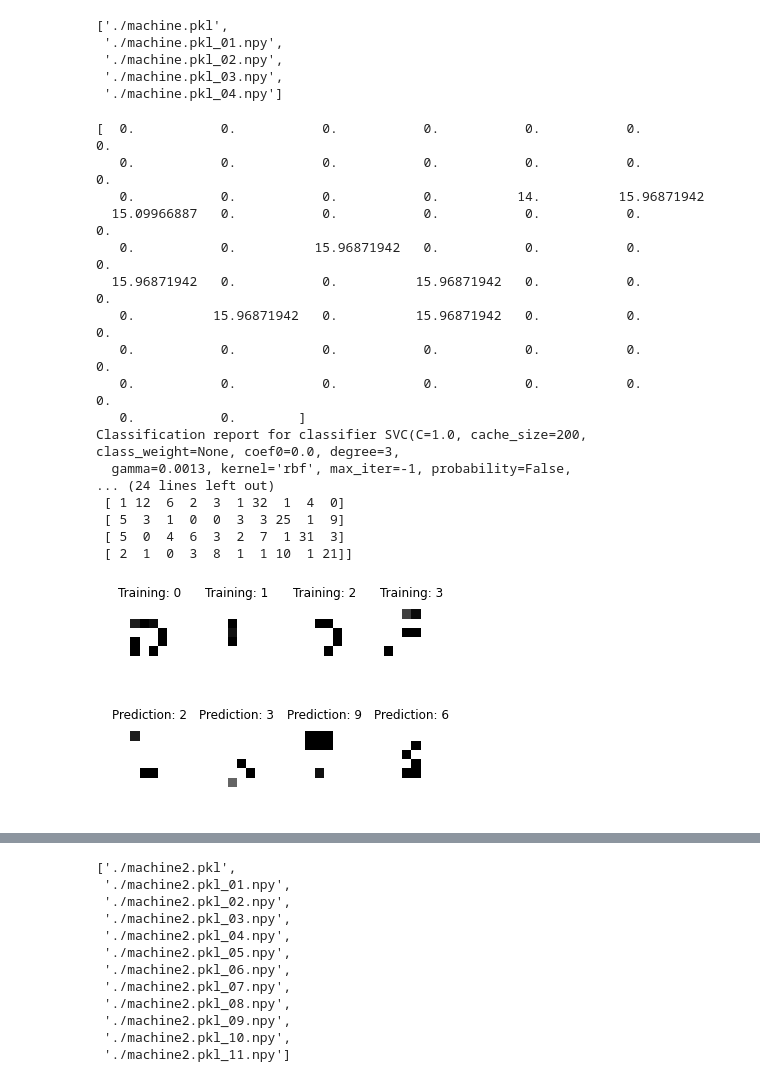
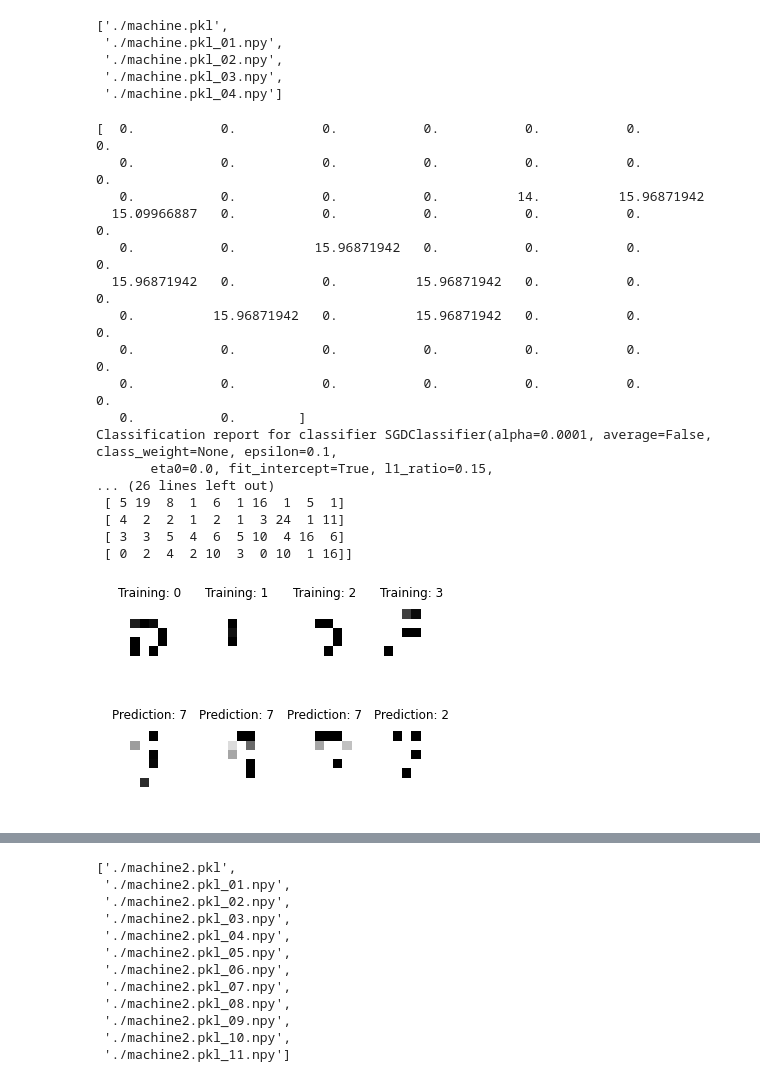
Before and after one commit to cynthia50131/number_recognizer, a Jupyter notebook: machines/number_recognizer/number_recognizer.ipynb, the cells around one changed output, grey strips where cells are left out. Cells and saved outputs as stored; diff of their text form; code cells hidden in the pictures.

```diff
--- a/machines/number_recognizer/number_recognizer.ipynb
+++ b/machines/number_recognizer/number_recognizer.ipynb
@@ -121,8 +123,8 @@ data = data2
 n_samples = len(target2)
 
 
-#classifier = SGDClassifier(alpha=0.0001, fit_intercept=True, n_iter=200)
-classifier = svm.SVC(gamma=0.0013)
+classifier = SGDClassifier(alpha=0.0001, fit_intercept=True, n_iter=200)
+#classifier = svm.SVC(gamma=0.0001)
 
 
 #classifier.fit(data[:n_samples / 2], digits.target[:n_samples / 2])
@@ -134,41 +136,41 @@ expected = target2[n_samples / 2:]
 predicted = classifier.predict(data[n_samples / 2:])
 
 print("Classification report for classifier %s:\n%s\n"
     % (classifier, metrics.classification_report(expected, predicted)))
 print("Confusion matrix:\n%s"
     % metrics.confusion_matrix(expected, predicted))
 
 
 images_and_predictions = list(zip(data2[n_samples / 2:], predicted))
 
 
 for index, (image, prediction) in enumerate(images_and_predictions[:4]):
     plt.subplot(2, 4, index + 5)
     plt.axis('off')
     image = np.reshape(image,(8,8))
     plt.imshow(image, cmap=plt.cm.gray_r, interpolation='nearest')
     plt.title('Prediction: %i' % prediction)
 
 plt.show()
 # %% [output]
 [  0.           0.           0.           0.           0.           0.           0.
    0.           0.           0.           0.           0.           0.           0.
    0.           0.           0.           0.          14.          15.96871942
   15.09966887   0.           0.           0.           0.           0.           0.
    0.           0.          15.96871942   0.           0.           0.           0.
   15.96871942   0.           0.          15.96871942   0.           0.           0.
    0.          15.96871942   0.          15.96871942   0.           0.           0.
    0.           0.           0.           0.           0.           0.           0.
    0.           0.           0.           0.           0.           0.           0.
    0.           0.        ]
-Classification report for classifier SVC(C=1.0, cache_size=200, class_weight=None, coef0=0.0, degree=3,
-  gamma=0.0013, kernel='rbf', max_iter=-1, probability=False,
-... (24 lines left out)
- [ 1 12  6  2  3  1 32  1  4  0]
- [ 5  3  1  0  0  3  3 25  1  9]
- [ 5  0  4  6  3  2  7  1 31  3]
- [ 2  1  0  3  8  1  1 10  1 21]]
+Classification report for classifier SGDClassifier(alpha=0.0001, average=False, class_weight=None, epsilon=0.1,
+       eta0=0.0, fit_intercept=True, l1_ratio=0.15,
+... (26 lines left out)
+ [ 5 19  8  1  6  1 16  1  5  1]
+ [ 4  2  2  1  2  1  3 24  1 11]
+ [ 3  3  5  4  6  5 10  4 16  6]
+ [ 0  2  4  2 10  3  0 10  1 16]]
-[figure, old version]
+[figure, new version]
 # %%
 data.shape
 # %% [output]
```
Also changed, not shown: parts of 7 cells of this notebook, 22 other files.
